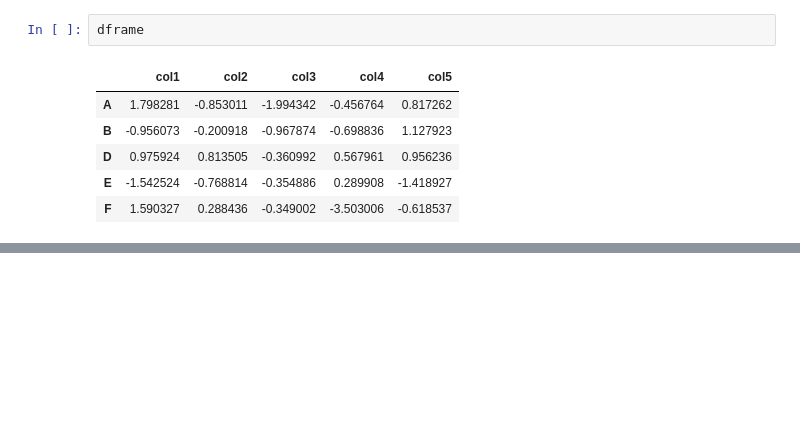
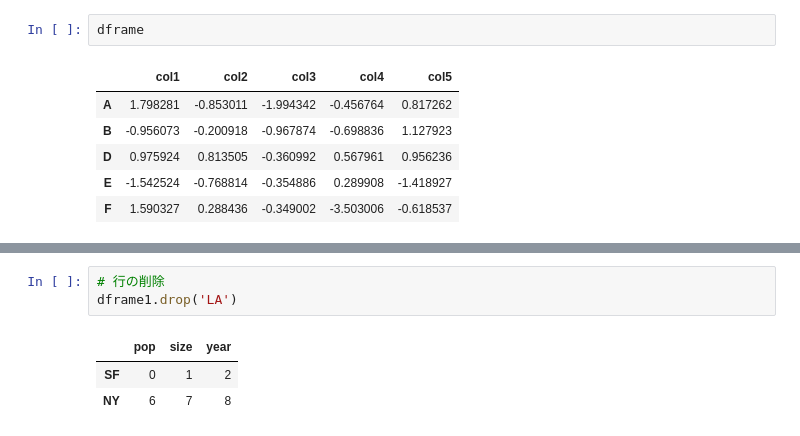
Before and after one commit to devmatsuko/python-practice, a Jupyter notebook: section4.ipynb, the cells around one changed output, grey strips where cells are left out. Saved outputs shown, nothing was run; the diff lists cells and outputs as text; blank space fills up the shorter version.

```diff
--- a/section4.ipynb
+++ b/section4.ipynb
@@ -365,0 +397,7 @@ dframe
+# %%
+# 行の削除
+dframe1.drop('LA')
+# %% [output]
+|  | pop | size | year |
+| SF | 0 | 1 | 2 |
+| NY | 6 | 7 | 8 |
```
Also changed, not shown: parts of 8 cells of this notebook.
